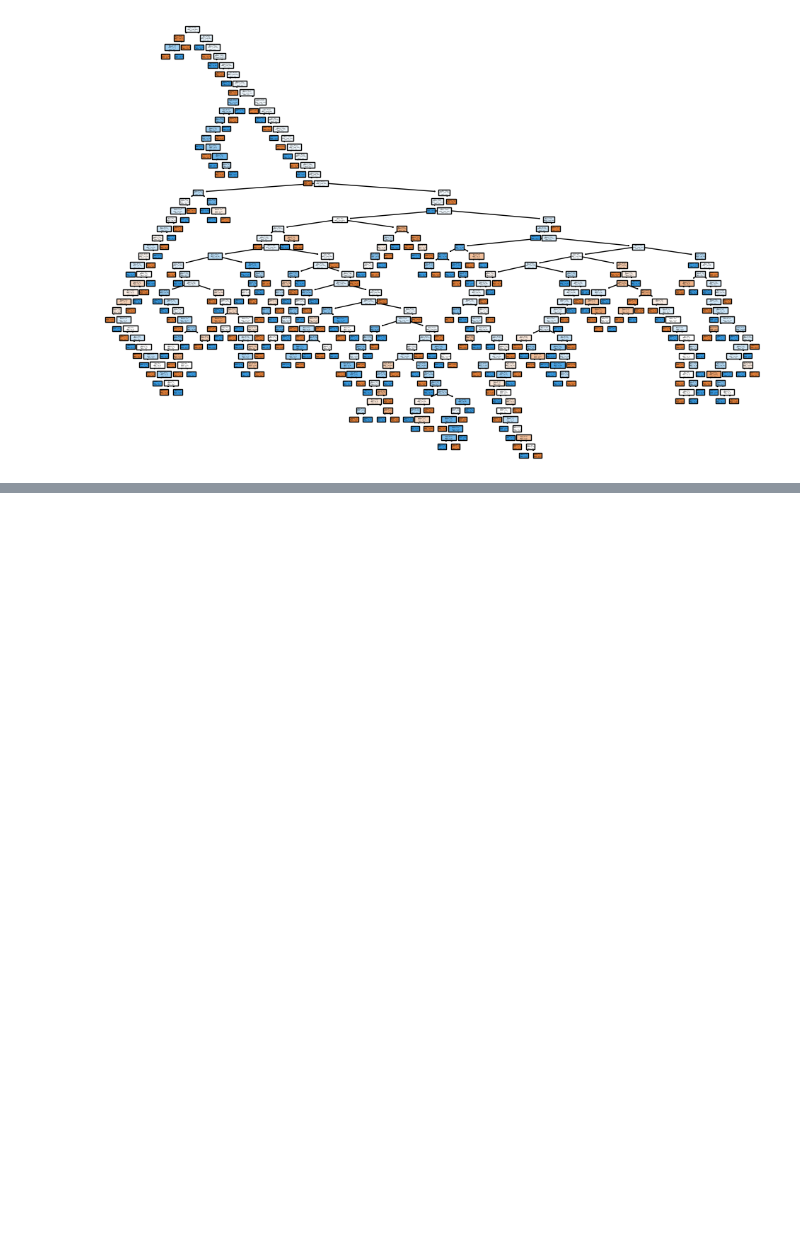
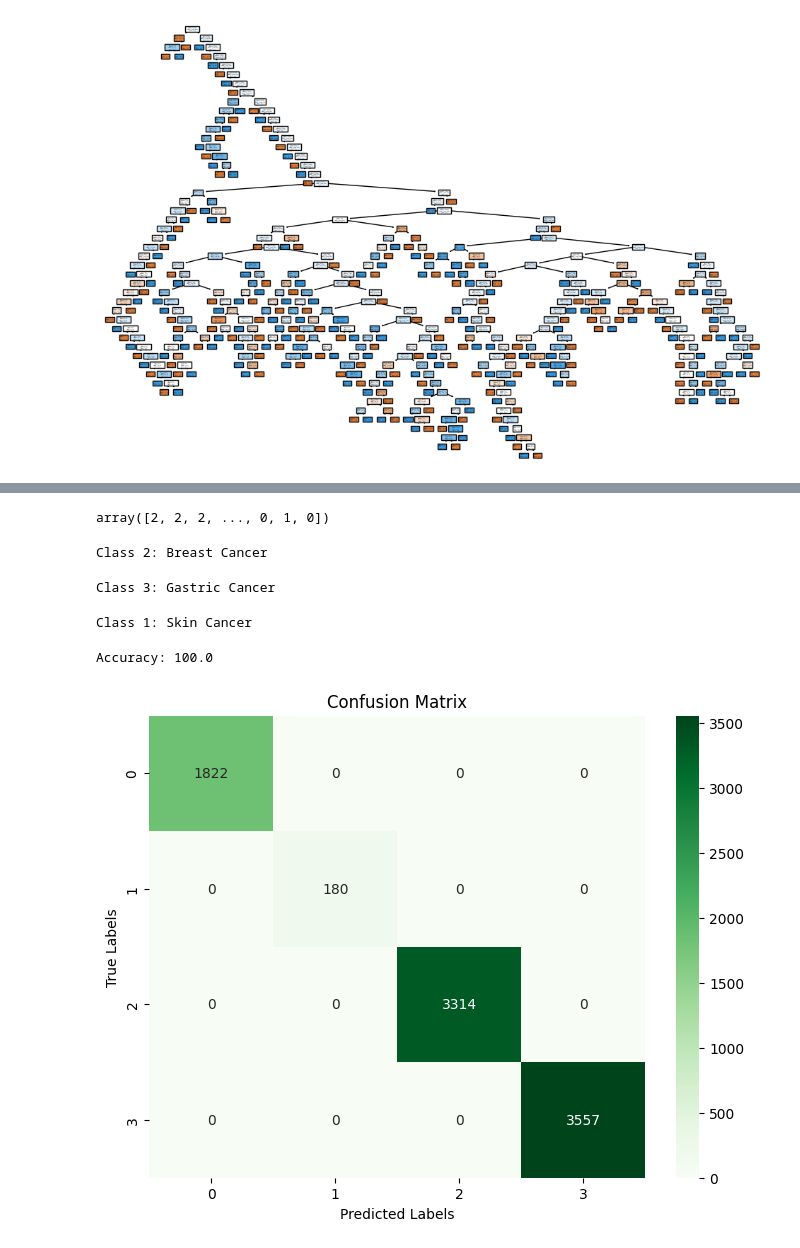
Before and after one commit to sansriti14/terahertz-absorber, a Jupyter notebook: absorber_ann_model.ipynb, the cells around one changed output, grey strips where cells are left out. Saved outputs shown, nothing was run; the diff lists cells and outputs as text; code cells hidden in the pictures; blank space fills up the shorter version.

```diff
--- a/absorber_ann_model.ipynb
+++ b/absorber_ann_model.ipynb
@@ -750,0 +812,7 @@ plt.show()
+# %%
+import pandas as pd
+from matplotlib import pyplot as plt
+%matplotlib inline
+
+df = pd.read_csv("MultiClass_dataset.csv")
+df.head()
@@ -750,0 +826,8 @@ plt.show()
+# %%
+from sklearn.model_selection import train_test_split
+from sklearn.ensemble import GradientBoostingClassifier
+
+X_train, X_test, y_train, y_test = train_test_split(df.iloc[:, :-1], df.iloc[:, -1], test_size=0.2, random_state=42)
+
+model = GradientBoostingClassifier()
+model.fit(X_train, y_train)
@@ -750,0 +859,51 @@ plt.show()
+# %%
+y_predicted
+# %% [output]
+array([2, 2, 2, ..., 0, 1, 0])
+# %%
+predict_class(7.1959,0.29210184986819,2.4)
+# %% [output]
+Class 2: Breast Cancer
+# %%
+predict_class(3.99675,0.24099732511531,6.3)
+# %% [output]
+Class 3: Gastric Cancer
+# %%
+predict_class(4.6998,0.182674375,4.2)
+# %% [output]
+Class 1: Skin Cancer
+# %%
+from sklearn.metrics import accuracy_score
+
+y_pred = model.predict(X_test)
+
+accuracy = accuracy_score(y_test, y_pred)
+
+print("Accuracy:", accuracy * 100)
+# %% [output]
+Accuracy: 100.0
+# %%
+import matplotlib.pyplot as plt
+import seaborn as sns
+from sklearn.metrics import confusion_matrix
+from sklearn.ensemble import GradientBoostingClassifier
+
+model = GradientBoostingClassifier()
+model.fit(X_train, y_train)
+
+# Predict the labels for the test set
+y_pred = model.predict(X_test)
+
+# Generate the confusion matrix
+conf_matrix = confusion_matrix(y_test, y_pred)
+
+# Plot the confusion matrix as a heatmap
+plt.figure(figsize=(8, 6))
+sns.heatmap(conf_matrix, annot=True, cmap='Greens', fmt='g',
+            xticklabels=model.classes_, yticklabels=model.classes_)
+plt.xlabel('Predicted Labels')
+plt.ylabel('True Labels')
+plt.title('Confusion Matrix')
+plt.show()
+# %% [output]
+[figure, added]
```
Also changed, not shown: parts of 39 cells of this notebook.
